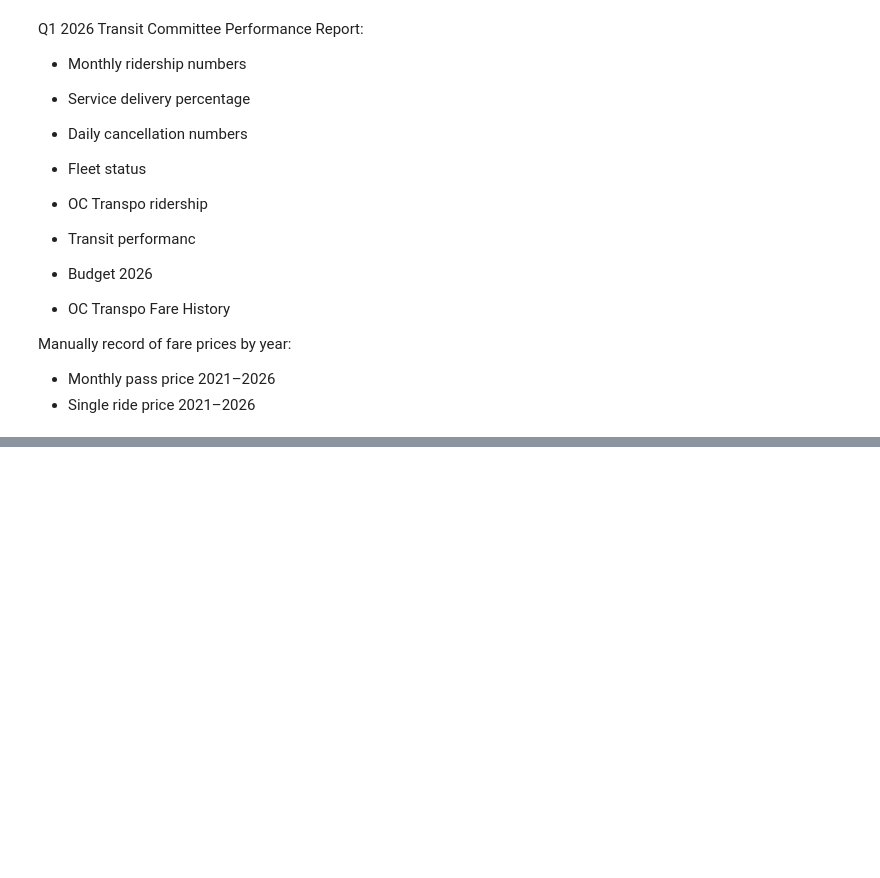
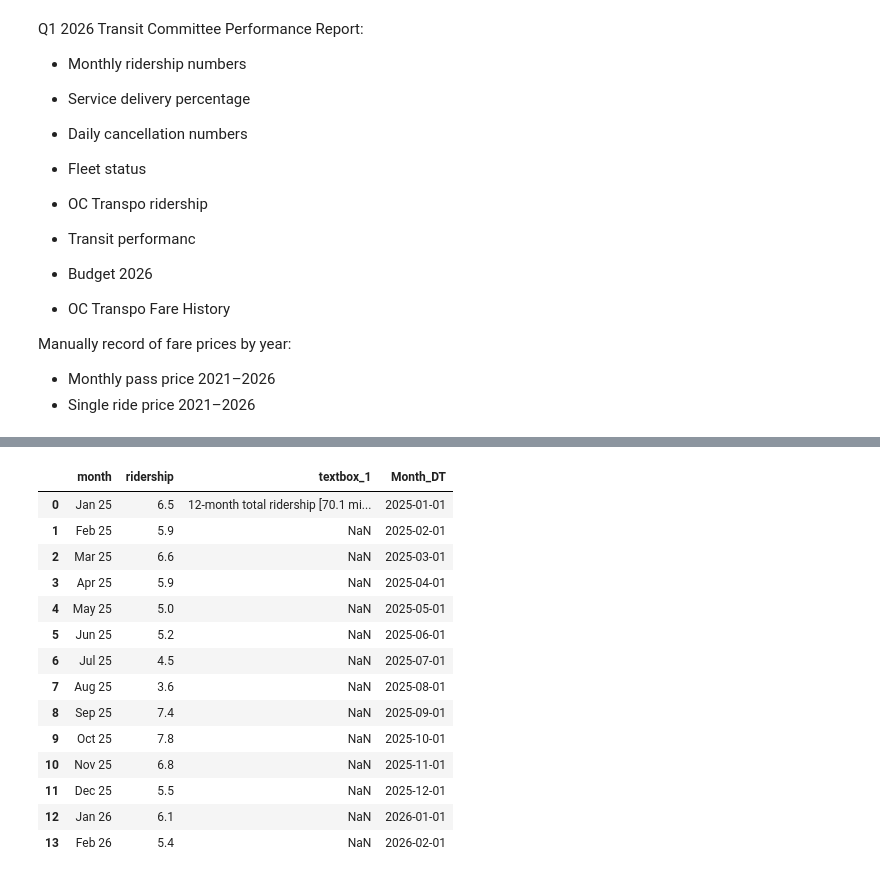
Before and after one commit to ledidk/octranspo_analysis, a Jupyter notebook: notebooks/analysis.ipynb, the cells around one changed output, grey strips where cells are left out. Saved outputs shown, nothing was run; the diff lists cells and outputs as text; code cells hidden in the pictures; blank space fills up the shorter version.

```diff
--- a/notebooks/analysis.ipynb
+++ b/notebooks/analysis.ipynb
@@ -60,0 +91,33 @@ df_ridership.head(13)
+# %%
+# Ridership Data (Source: OC Transpo Q1 2026 Performance Reports & open.ottawa.ca)
+# Defining the missing verified data for February 2026
+# Source: March 12 Transit Committee Recap
+feb_data = pd.DataFrame({
+    'month': ['Feb 26'],
+    'ridership': [5.4]  # 5.4 Million trips
+})
+#Appending to main DataFrame
+df_ridership = pd.concat([df_ridership, feb_data], ignore_index=True)
+
+#Converting 'Jan 25' text into a sortable datetime
+df_ridership['Month_DT'] = pd.to_datetime(df_ridership['month'], format='%b %y')
+df_ridership = df_ridership.sort_values('Month_DT')
+
+
+df_ridership.head(14)
+# %% [output]
+|  | month | ridership | textbox_1 | Month_DT |
+| 0 | Jan 25 | 6.5 | 12-month total ridership [70.1 mi... | 2025-01-01 |
+| 1 | Feb 25 | 5.9 | NaN | 2025-02-01 |
+| 2 | Mar 25 | 6.6 | NaN | 2025-03-01 |
+| 3 | Apr 25 | 5.9 | NaN | 2025-04-01 |
+| 4 | May 25 | 5.0 | NaN | 2025-05-01 |
+| 5 | Jun 25 | 5.2 | NaN | 2025-06-01 |
+| 6 | Jul 25 | 4.5 | NaN | 2025-07-01 |
+| 7 | Aug 25 | 3.6 | NaN | 2025-08-01 |
+| 8 | Sep 25 | 7.4 | NaN | 2025-09-01 |
+| 9 | Oct 25 | 7.8 | NaN | 2025-10-01 |
+| 10 | Nov 25 | 6.8 | NaN | 2025-11-01 |
+| 11 | Dec 25 | 5.5 | NaN | 2025-12-01 |
+| 12 | Jan 26 | 6.1 | NaN | 2026-01-01 |
+| 13 | Feb 26 | 5.4 | NaN | 2026-02-01 |
```
Also changed, not shown: parts of 11 cells of this notebook.
